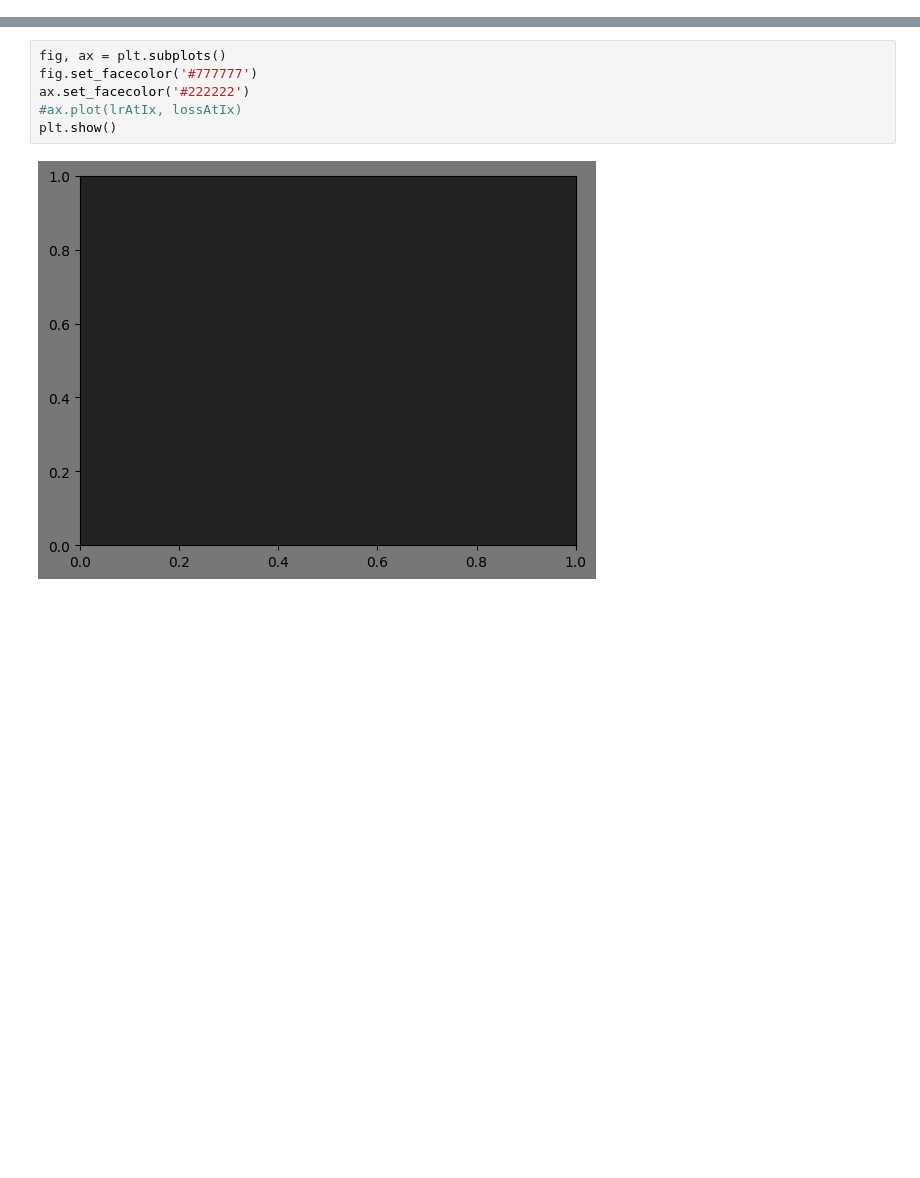
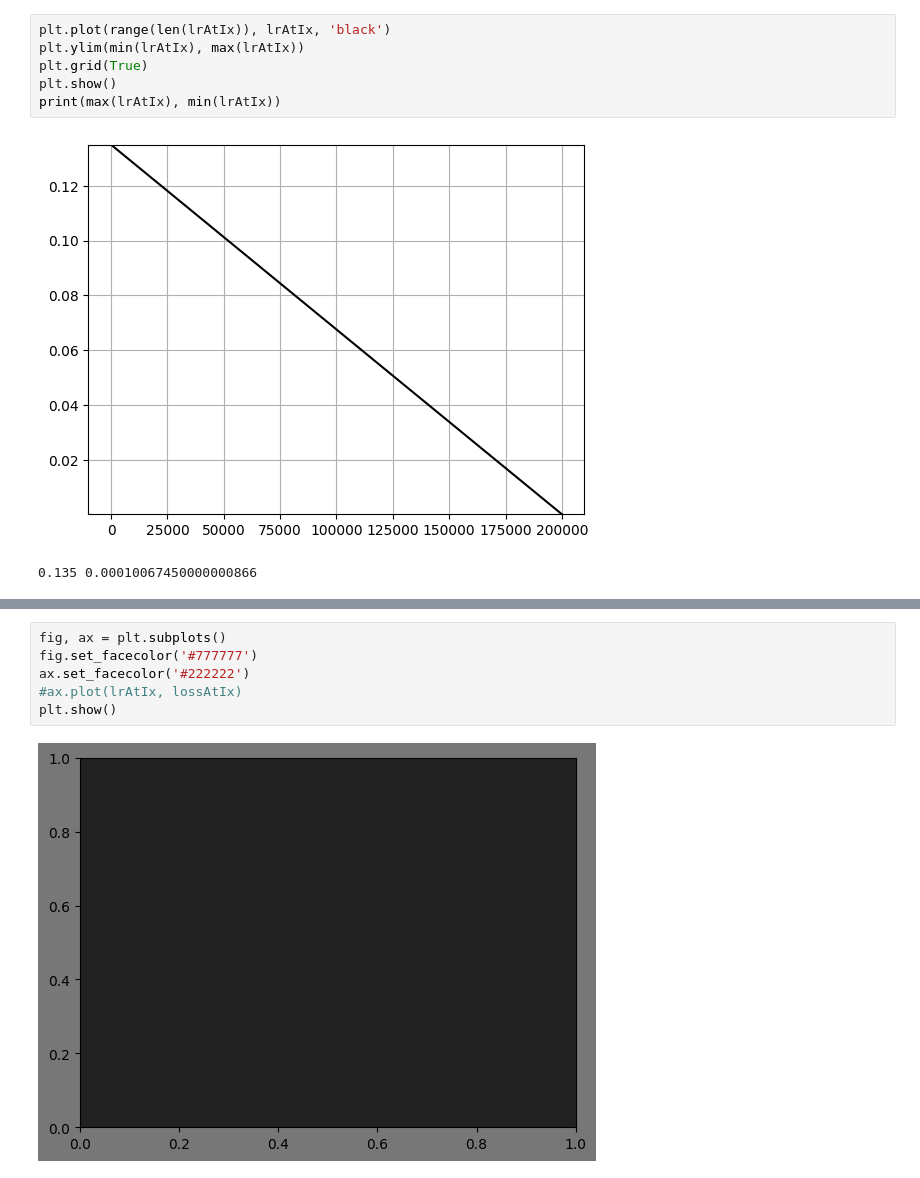
Before and after one commit to michal-minich/makemore-mm, a Jupyter notebook: my2.ipynb, the cells around one changed output, grey strips where cells are left out. Saved outputs shown, nothing was run; the diff lists cells and outputs as text; blank space fills up the shorter version.

```diff
--- a/my2.ipynb
+++ b/my2.ipynb
@@ -166,0 +199,9 @@ logits.shape:    torch.Size([32, 80])
+# %%
+plt.plot(range(len(lrAtIx)), lrAtIx, 'black')
+plt.ylim(min(lrAtIx), max(lrAtIx))
+plt.grid(True)
+plt.show()
+print(max(lrAtIx), min(lrAtIx))
+# %% [output]
+[figure, added]
+0.135 0.00010067450000000866
```
Also changed, not shown: parts of 13 cells of this notebook, 1 other file.
